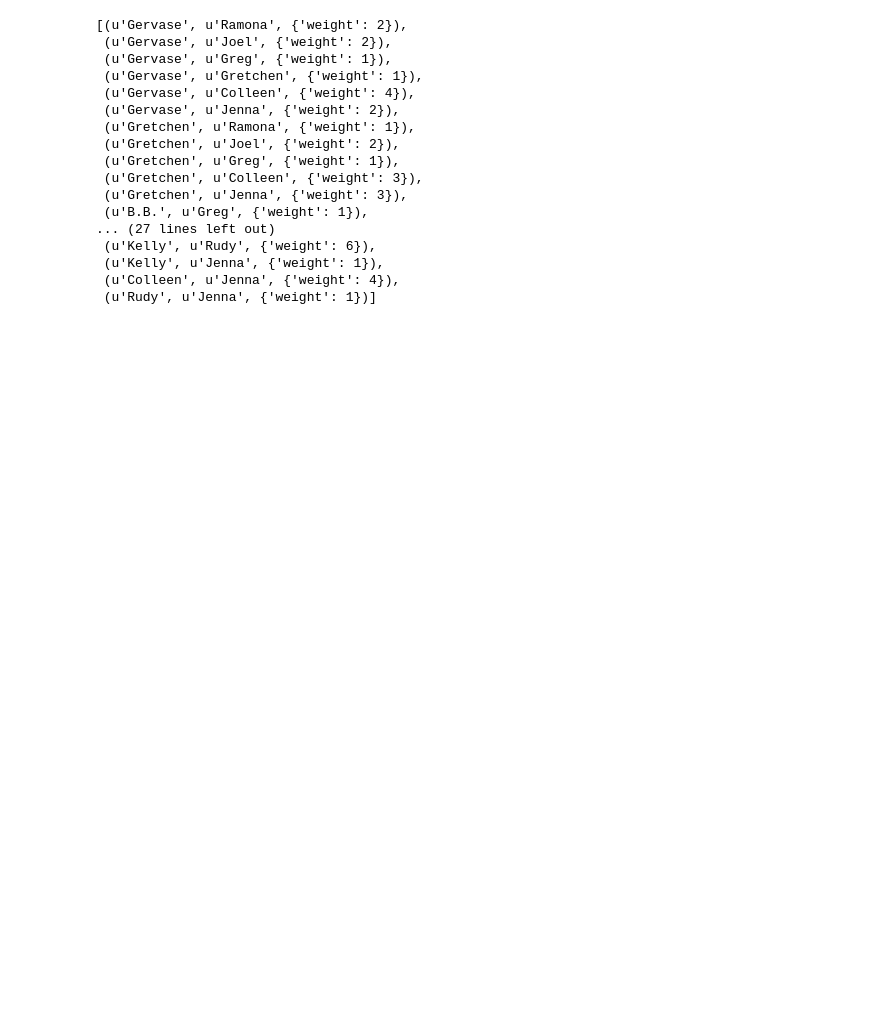
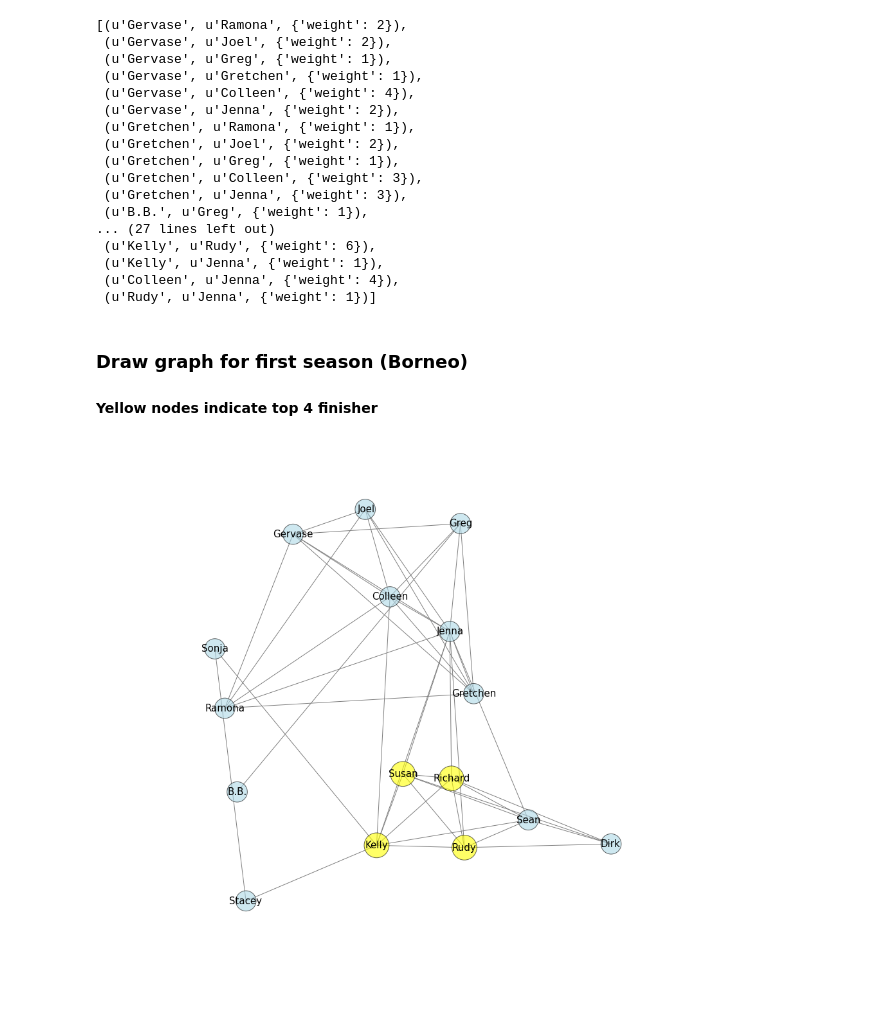
Before and after one commit to bchugit/Survivor-Project, a Jupyter notebook: make_graphs.ipynb, the cells around one changed output. Cells and saved outputs as stored; diff of their text form; code cells hidden in the pictures; blank space fills up the shorter version.

Commit message:
draw graph examples

```diff
--- a/make_graphs.ipynb
+++ b/make_graphs.ipynb
@@ -41,6 +43,7 @@ import pandas as pd
 import pickle
 import numpy as np
 import networkx as nx
+import matplotlib.pyplot as plt
 
 def make_graph(votes):
 
@@ -62,6 +65,7 @@ def make_graph(votes):
 
     return G
 
+
 def make_all_graphs(voteweights, save_to_disk=True):
     graphs = {}
     for i in voteweights.keys():
@@ -70,5 +74,36 @@ def make_all_graphs(voteweights, save_to_disk=True):
     if save_to_disk:
         pickle.dump(graphs, open( "make_graphs.p", "wb" ) )
     return graphs
+
+
+def draw_graph(G, vw, weighted=False):
+
+    # color nodes differently for top 4 finishers
+    top4 = list(vw.columns[:4])
+    others = list(vw.columns[4:])
+
+    plt.figure(figsize=(15,15))
+    pos = nx.spring_layout(G, k=0.9, iterations=15, scale=0.5)
+
+    # nodes
+    nx.draw_networkx_nodes(G, pos, nodelist=top4, node_size=1500,
+                           node_color='yellow', alpha=0.6)
+
+    nx.draw_networkx_nodes(G, pos, nodelist=others, node_size=1000,
+                           node_color='lightblue', alpha=0.6)
+
+    # edges
+    nx.draw_networkx_edges(G, pos, edge_color='gray')
+
+    # labels
+    if weighted == True:
+        labels = nx.get_edge_attributes(G,'weight')
+        nx.draw_networkx_edge_labels(G,pos,edge_labels=labels)
+
+    nx.draw_networkx_labels(G,pos,font_size=15,font_family='sans-serif')
+
+
+    plt.axis('off')
+    plt.show()
 # %% [output]
 Overwriting make_graphs.py
@@ -116,3 +155,15 @@ graphs['Borneo'].edges(data=True)
  (u'Kelly', u'Jenna', {'weight': 1}),
  (u'Colleen', u'Jenna', {'weight': 4}),
  (u'Rudy', u'Jenna', {'weight': 1})]
+# %% [markdown]
+### Draw graph for first season (Borneo)
+#### Yellow nodes indicate top 4 finisher
+# %%
+example_season = 'Borneo'
+example_graph = graphs[example_season]
+example_votes = voteweights[example_season]
+
+# No edge weights
+draw_graph(example_graph, example_votes)
+# %% [output]
+[figure, added]
```
Also changed, not shown: parts of 9 cells of this notebook, 2 other files.
